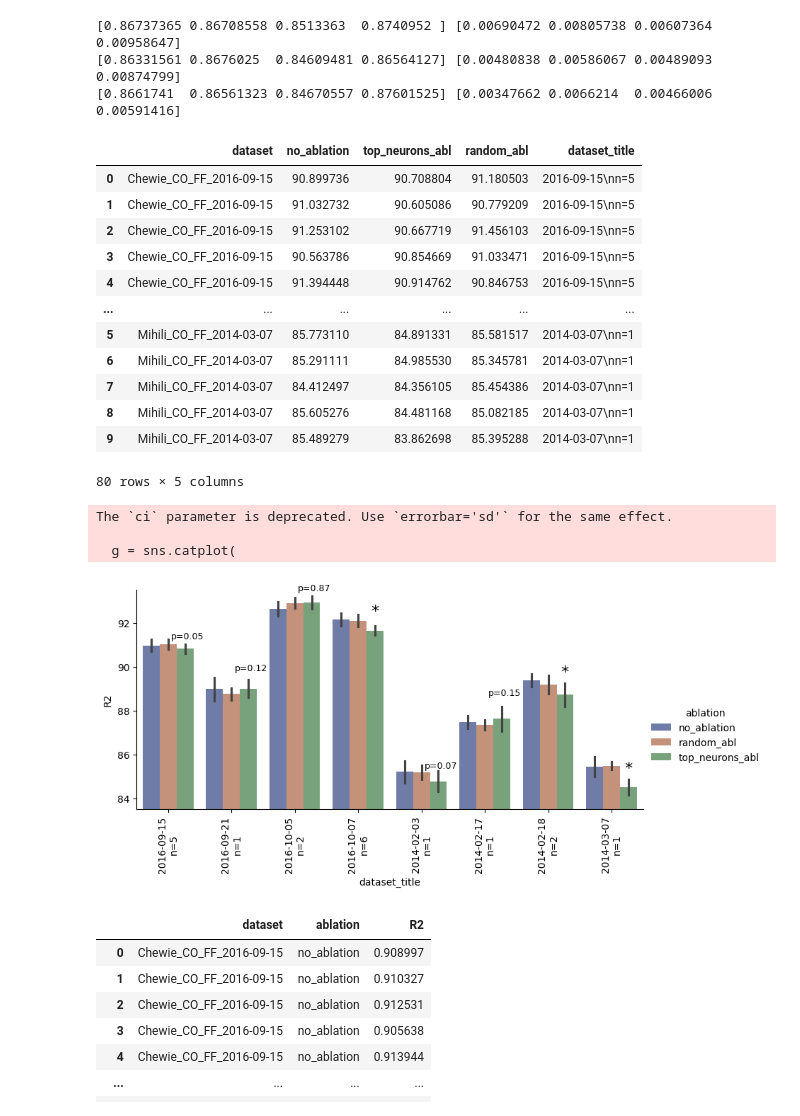
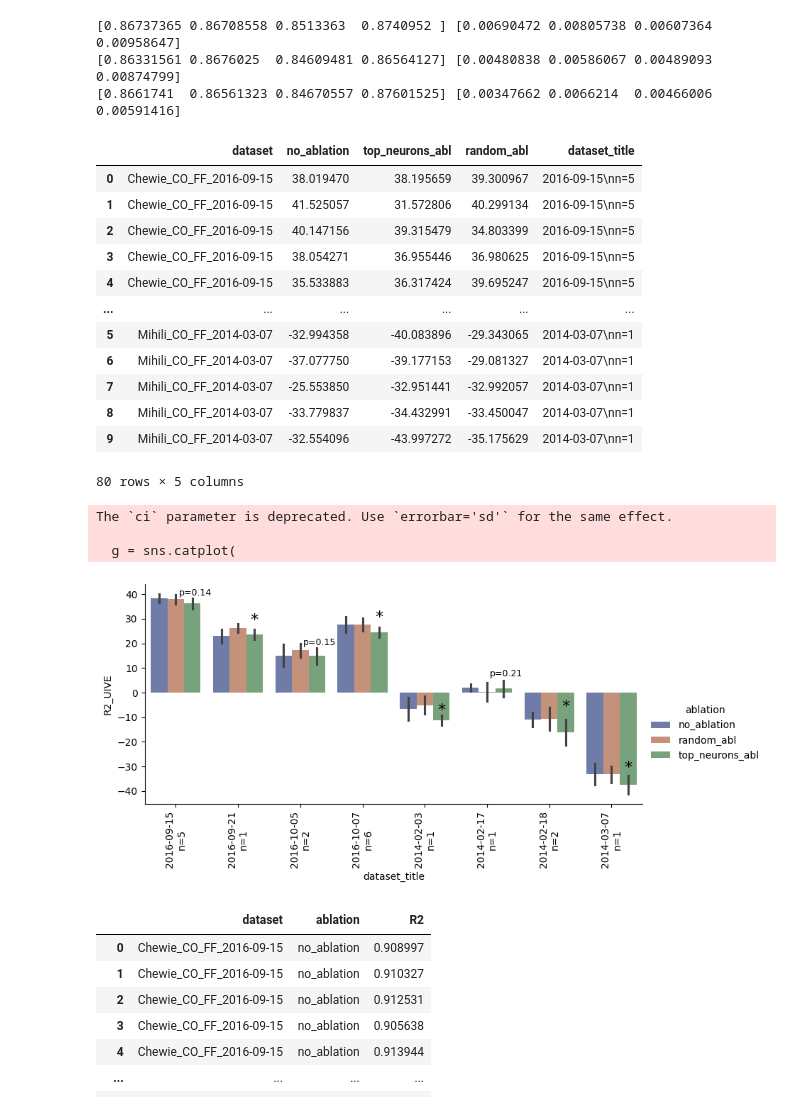
Before and after one commit to NinelK/BAND-torch, a Jupyter notebook: notebooks/rnn_decoder/RNN_shared_decoder.ipynb, the cells around one changed output. Drawn from its saved outputs; the diff is of its cells as text; code cells hidden in the pictures.

```diff
--- a/notebooks/rnn_decoder/RNN_shared_decoder.ipynb
+++ b/notebooks/rnn_decoder/RNN_shared_decoder.ipynb
@@ -143,8 +141,8 @@ rnn = multi_Decoder(input_size=N,
               seq_len=T,
               num_layers=3,
               rnn_dropout = .5,
-              spike_dropout_rate = 0.,
-              dropout = 0.).to(device)
+              spike_dropout_rate = 0.2,
+              dropout = 0.3).to(device)
 
 rnn.readin = nn.ModuleDict({k: v.to(device) for k,v in rnn.readin.items()})
 
@@ -259,8 +257,17 @@ def plot_beh_pred(vel, pred_vel, dir_index, t2p, axes, area, epoch_name, compone
     axes[-1].set_ylabel("Velocity X")
 
     R2_iso_vel = 1 - np.sum((vel - pred_vel) ** 2) / np.sum((vel - vel.mean(0)) ** 2)
-    axes[0].set_title(f'{title}\n R2_{area}_{epoch_name} = {R2_iso_vel*100:.0f}%')
 
+    assert np.allclose(np.arange(8),np.unique(dir_index))
+    avg_vel = [np.mean(vel[dir_index==d], axis=0) for d in range(8)]
+    total_var = [np.sum((vel[dir_index==d] - avg_vel[d])**2) for d in range(8)]
+    expl_var  = [np.sum((pred_vel[dir_index==d] - vel[dir_index==d])**2) for d in range(8)]
+    for d in range(8):
+        if total_var[d] == 0:
+            total_var[d] = np.nan
+    R2_UIVE = np.nanmean([1 - expl_var[d] / total_var[d] for d in range(8)])
+
+    axes[0].set_title(f'{title}\n R2_{area}_{epoch_name} = {R2_iso_vel*100:.0f}%\n R2_UIVE = {R2_UIVE*100:.0f}%')
 
 fig, axes = plt.subplots(8,4,figsize=(4*2.5, 8*.5))
 
@@ -621,56 +628,47 @@ for short_dataset_name in experiments:
 df
 # %% [output]
 |  | dataset | no_ablation | top_neurons_abl | random_abl | dataset_title |
-| 0 | Chewie_CO_FF_2016-09-15 | 90.899736 | 90.708804 | 91.180503 | 2016-09-15\nn=5 |
-| 1 | Chewie_CO_FF_2016-09-15 | 91.032732 | 90.605086 | 90.779209 | 2016-09-15\nn=5 |
-| 2 | Chewie_CO_FF_2016-09-15 | 91.253102 | 90.667719 | 91.456103 | 2016-09-15\nn=5 |
-| 3 | Chewie_CO_FF_2016-09-15 | 90.563786 | 90.854669 | 91.033471 | 2016-09-15\nn=5 |
-| 4 | Chewie_CO_FF_2016-09-15 | 91.394448 | 90.914762 | 90.846753 | 2016-09-15\nn=5 |
+| 0 | Chewie_CO_FF_2016-09-15 | 38.019470 | 38.195659 | 39.300967 | 2016-09-15\nn=5 |
+| 1 | Chewie_CO_FF_2016-09-15 | 41.525057 | 31.572806 | 40.299134 | 2016-09-15\nn=5 |
+| 2 | Chewie_CO_FF_2016-09-15 | 40.147156 | 39.315479 | 34.803399 | 2016-09-15\nn=5 |
+| 3 | Chewie_CO_FF_2016-09-15 | 38.054271 | 36.955446 | 36.980625 | 2016-09-15\nn=5 |
+| 4 | Chewie_CO_FF_2016-09-15 | 35.533883 | 36.317424 | 39.695247 | 2016-09-15\nn=5 |
 | ... | ... | ... | ... | ... | ... |
-| 5 | Mihili_CO_FF_2014-03-07 | 85.773110 | 84.891331 | 85.581517 | 2014-03-07\nn=1 |
-| 6 | Mihili_CO_FF_2014-03-07 | 85.291111 | 84.985530 | 85.345781 | 2014-03-07\nn=1 |
-| 7 | Mihili_CO_FF_2014-03-07 | 84.412497 | 84.356105 | 85.454386 | 2014-03-07\nn=1 |
-| 8 | Mihili_CO_FF_2014-03-07 | 85.605276 | 84.481168 | 85.082185 | 2014-03-07\nn=1 |
-| 9 | Mihili_CO_FF_2014-03-07 | 85.489279 | 83.862698 | 85.395288 | 2014-03-07\nn=1 |
+| 5 | Mihili_CO_FF_2014-03-07 | -32.994358 | -40.083896 | -29.343065 | 2014-03-07\nn=1 |
+| 6 | Mihili_CO_FF_2014-03-07 | -37.077750 | -39.177153 | -29.081327 | 2014-03-07\nn=1 |
+| 7 | Mihili_CO_FF_2014-03-07 | -25.553850 | -32.951441 | -32.992057 | 2014-03-07\nn=1 |
+| 8 | Mihili_CO_FF_2014-03-07 | -33.779837 | -34.432991 | -33.450047 | 2014-03-07\nn=1 |
+| 9 | Mihili_CO_FF_2014-03-07 | -32.554096 | -43.997272 | -35.175629 | 2014-03-07\nn=1 |
 80 rows × 5 columns
 # %%
 # for each dataset, plot barplots of R2 and check statistical significance between ablations and no ablation
 import seaborn as sns
 from scipy.stats import ttest_rel
 
 # melt the dataframe
 df_plot = pd.melt(df, id_vars=['dataset','dataset_title'], value_vars=['no_ablation','random_abl','top_neurons_abl'],
-                    var_name='ablation', value_name='R2')
+                    var_name='ablation', value_name='R2_UIVE')
 
 g = sns.catplot(
     data=df_plot, kind="bar",
-    x="dataset_title", y="R2", hue="ablation",
+    x="dataset_title", y="R2_UIVE", hue="ablation",
     ci="sd", palette="dark", alpha=.6, aspect=2, height=4
 )
 plt.xticks(rotation=90)
-plt.ylim([83.5,93.5])
+# plt.ylim([83.5,93.5])
 
 # highlight statistically significant changes
 for i,dataset in enumerate(experiments):
-    # t1 = ttest_rel(df[df.dataset==dataset].no_ablation,df[df.dataset==dataset].random_abl).pvalue
-    # t2 = ttest_rel(df[df.dataset==dataset].no_ablation,df[df.dataset==dataset].top_neurons_abl).pvalue
-    # if t1 < 0.05:
-    #     # show right above the bar
-    #     plt.text(i,df[df.dataset==dataset].random_abl+1,'*',fontsize=16, c='red')
-    # if t2 < 0.05:
-    #     plt.text(i+0.2,np.max(df[df.dataset==dataset].top_neurons_abl)+.1,'*',fontsize=16)
-    # else:
-    #     plt.text(i+0.05,np.max(df[df.dataset==dataset].top_neurons_abl)+.2,f'p={t2:.2f}',fontsize=9)
     t = ttest_rel(df[df.dataset==dataset].random_abl,df[df.dataset==dataset].top_neurons_abl).pvalue
     if t < 0.05:
         plt.text(i+0.2,np.max(df[df.dataset==dataset].top_neurons_abl)+.2,'*',fontsize=16)
     else:
         plt.text(i+0.05,np.max(df[df.dataset==dataset].top_neurons_abl)+.1,f'p={t:.2f}',fontsize=9)
 # %% [output]
 The `ci` parameter is deprecated. Use `errorbar='sd'` for the same effect.
 
   g = sns.catplot(
-[figure, old version]
+[figure, new version]
 # %%
 df_plot
 # %% [output]
```
Also changed, not shown: parts of 3 cells of this notebook, 9 other files.
